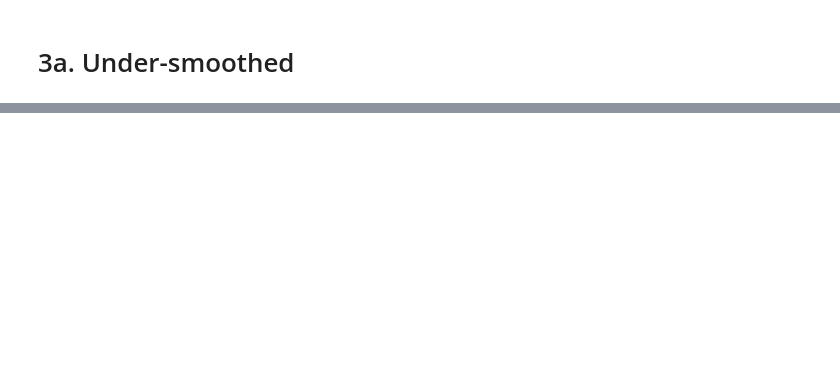
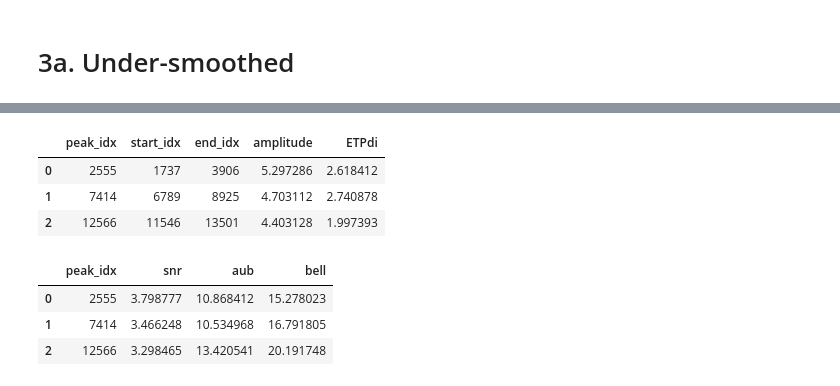
Before and after one commit to ReSurfEMG/ReSurfEMG, a Jupyter notebook: notebooks/researcher_interface/software_paper/software_paper_three_pipelines.ipynb, the cells around one changed output, grey strips where cells are left out. Cells and saved outputs as stored; diff of their text form; code cells hidden in the pictures; blank space fills up the shorter version.

```diff
--- a/notebooks/researcher_interface/software_paper/software_paper_three_pipelines.ipynb
+++ b/notebooks/researcher_interface/software_paper/software_paper_three_pipelines.ipynb
@@ -114,21 +146,25 @@ emg_timeseries_under = EmgDataGroup(
     labels=['ECG', 'EMGdi', 'EMGpara'],
     units=3*['uV'])
 
-emg_timeseries_under.filter(
+emg_timeseries_under.run(
+    'filter_emg',
     order=1,
     hp_cf=15,
     lp_cf=1000,
-
 )
-emg_timeseries_under.gating(
+emg_timeseries_under.run(
+    'gating',
     fill_method=3,
     gate_width_samples=(150 *  fs_emg) // 1000
 )
-emg_timeseries_under.envelope(
+emg_timeseries_under.run(
+    'envelope',
     env_type='rms',
     env_window=(100 * fs_emg) // 1000,
+    ci_alpha=0.05,
 )
-emg_timeseries_under.baseline(
+emg_timeseries_under.run(
+    'baseline',
     percentile=20,
     window_s=int(7.5 * fs_emg)
 )
@@ -144,12 +180,20 @@ emg_di_under.peaks['breaths'].detect_on_offset(
     baseline=emg_di_under.y_baseline
 )
 t_pocc_peaks_vent = \
-    p_vent.peaks['ventilator_breaths'].peak_df['peak_idx'].to_numpy() / p_vent.fs
+    p_vent.peaks['ventilator_breaths']['peak_idx'] / p_vent.param['fs']
 
 emg_di_under.link_peak_set(
     peak_set_name='breaths',
     t_reference_peaks=t_pocc_peaks_vent,
     linked_peak_set_name='linked_breaths',
 )
+emg_di_pocc_idxs = emg_di_under.peaks['breaths']['peak_idx']
+sEAdi_amplitudes = feat.amplitude(
+    signal=emg_di_under.y_env,
+    peak_idxs=emg_di_pocc_idxs,
+    baseline=emg_di_under.y_baseline,
+)
+emg_di_under.peaks['breaths'].peak_df['amplitude'] = sEAdi_amplitudes
+
 emg_di_under.peaks['breaths'].peak_df, emg_di_under.peaks['linked_breaths'].peak_df
 # emg_di_under.peaks['breaths'].peak_df
@@ -352,0 +484,24 @@ print('')
+# %%
+emg_di_under.peaks['breaths'].peak_df[['peak_idx', 'start_idx', 'end_idx', 'amplitude', 'ETPdi']]
+# emg_di_good.peaks['breaths'].peak_df[['peak_idx', 'start_idx', 'end_idx', 'amplitude', 'ETPdi']]
+# emg_di_over.peaks['breaths'].peak_df[['peak_idx', 'start_idx', 'end_idx', 'amplitude', 'ETPdi']]
+# %% [output]
+|  | peak_idx | start_idx | end_idx | amplitude | ETPdi |
+| 0 | 2555 | 1737 | 3906 | 5.297286 | 2.618412 |
+| 1 | 7414 | 6789 | 8925 | 4.703112 | 2.740878 |
+| 2 | 12566 | 11546 | 13501 | 4.403128 | 1.997393 |
+# %%
+emg_di_under.peaks['breaths'].quality_values_df[['peak_idx', 'snr', 'aub', 'bell']]
+# print(emg_di_under.peaks['breaths'].quality_outcomes_df)
+# print('')
+# emg_di_good.peaks['breaths'].quality_values_df[['peak_idx', 'snr', 'aub', 'bell']]
+# # print(emg_di_good.peaks['breaths'].quality_outcomes_df)
+# # print('')
+# emg_di_over.peaks['breaths'].quality_values_df[['peak_idx', 'snr', 'aub', 'bell']]
+# print(emg_di_over.peaks['breaths'].quality_outcomes_df)
+# print('')
+# %% [output]
+|  | peak_idx | snr | aub | bell |
+| 0 | 2555 | 3.798777 | 10.868412 | 15.278023 |
+| 1 | 7414 | 3.466248 | 10.534968 | 16.791805 |
+| 2 | 12566 | 3.298465 | 13.420541 | 20.191748 |
```
Also changed, not shown: parts of 17 cells of this notebook, 1 other file.
